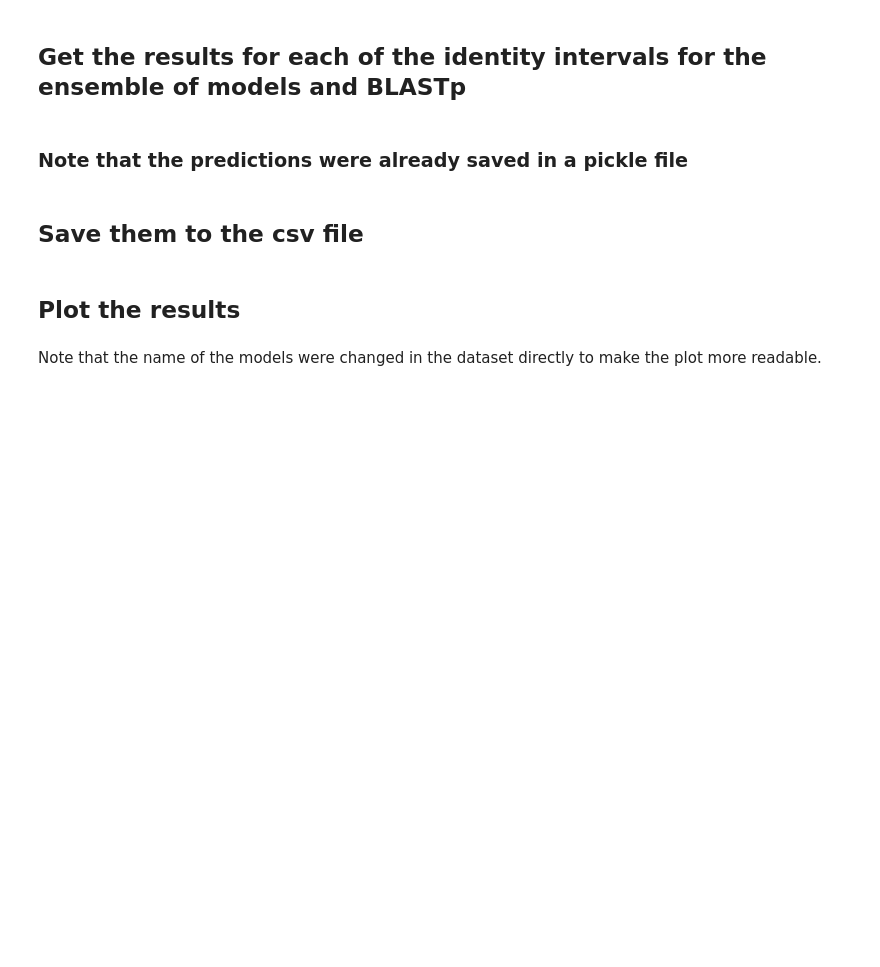
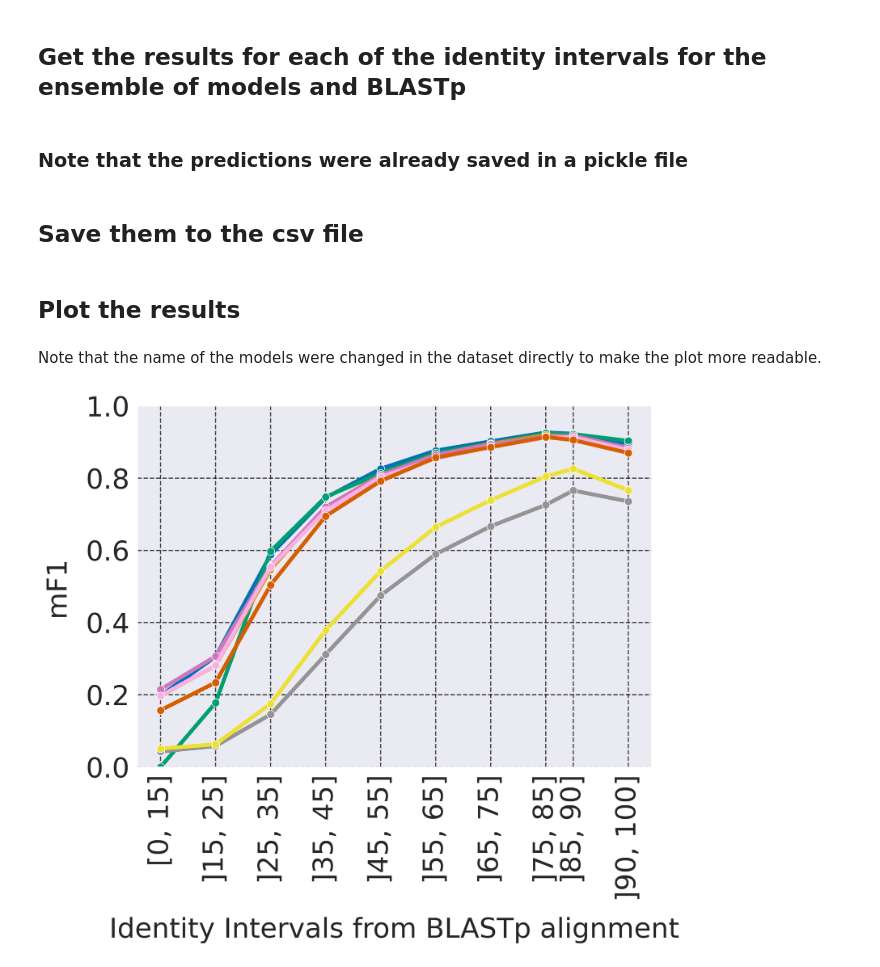
Before and after one commit to jcapels/ec_numbers_prediction, a Jupyter notebook: notebooks/2-identity_intervals/2-analyse_results_for_identity_intervals.ipynb, the cells around one changed output. Drawn from its saved outputs; the diff is of its cells as text; code cells hidden in the pictures; blank space fills up the shorter version.

```diff
--- a/notebooks/2-identity_intervals/2-analyse_results_for_identity_intervals.ipynb
+++ b/notebooks/2-identity_intervals/2-analyse_results_for_identity_intervals.ipynb
@@ -363,40 +365,45 @@ import pandas as pd
 import numpy as np
 
 less_studied_enzymes = pd.read_csv("less_studied_results.csv")
 
 # generate line plot for f1 score
 import seaborn as sns
 import matplotlib.pyplot as plt
 import matplotlib
 
 matplotlib.rcParams['savefig.transparent'] = True
 
 # Set Seaborn style
 sns.set(style="whitegrid")
 sns.set(rc={'figure.figsize':(11.7,8.27)})
 
 # Plotting with Seaborn
 plt.figure(figsize=(11.7, 8.27))
-sns.lineplot(x='identity_threshold', y='macro_f1', hue='method', marker='o',  markers=True, markersize=5, data=less_studied_enzymes, palette=color_map)
+sns.lineplot(x='identity_threshold', y='macro_f1', hue='method', marker='o',  markers=True, markersize=10, data=less_studied_enzymes, palette=color_map,
+            linewidth=5, legend=False)
 
 # plt.title('mF1 per Identity Intervals')
-plt.xlabel('Identity Intervals from BLASTp alignment', labelpad=20, fontsize=23)
-plt.ylabel('mF1', labelpad=20, fontsize=23)
-plt.legend(title='Method')
+plt.xlabel('Identity Intervals from BLASTp alignment', labelpad=20, fontsize=35)
+plt.ylabel('mF1', labelpad=20, fontsize=35)
+#plt.legend(title='Method')
 plt.ylim(0, 1, 0.1)
 thresholds = [0, 15, 25, 35, 45, 55, 65, 75, 85, 90, 100]
 labels = []
 for i in range(1, len(thresholds)):
-    labels.append(f"]{thresholds[i-1]}, {thresholds[i]}]")
-
-# Add grid lines
-plt.grid(True, linestyle='--', alpha=0.7)
+    if i == 1:
+        labels.append(f"[{thresholds[i-1]}, {thresholds[i]}]")
+    else:
+        labels.append(f"]{thresholds[i-1]}, {thresholds[i]}]")
 
 # Adjust tick parameters
-plt.tick_params(axis='both', which='major', labelsize=20)
+plt.tick_params(axis='both', which='major', labelsize=35)
 plt.xticks([15, 25, 35, 45, 55, 65, 75, 85, 90, 100], labels=labels, rotation=90)
 plt.rcParams['figure.figsize'] = [15, 12]
 plt.rcParams['figure.dpi'] = 200
-plt.title("mF1 per Identity Intervals from BLASTp alignment", pad=40, fontsize=23)
+#plt.title("mF1 per Identity Intervals from BLASTp alignment", pad=40, fontsize=23)
 # plt.show()
+# Add grid lines
+plt.grid(True, linestyle='--', alpha=0.7, linewidth=1.5, color='black')
 plt.savefig("mF1_per_identity_intervals.png", bbox_inches='tight', dpi=400)
+# %% [output]
+[figure, added]
```
Also changed, not shown: parts of 1 cell of this notebook, 21 other files.
